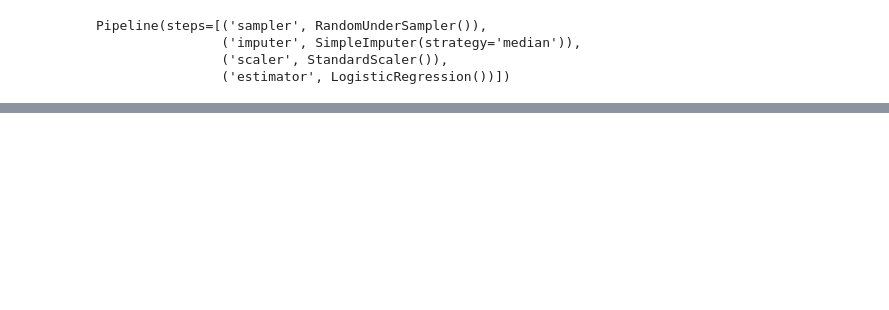
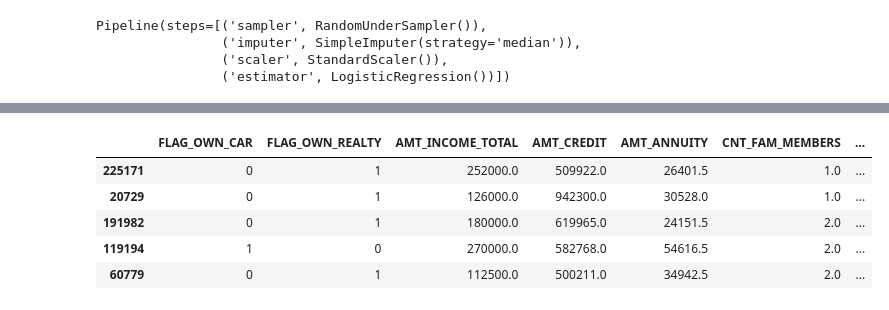
Before and after one commit to XavierConvert/P7_ML_model, a Jupyter notebook: P7_2_1_MachineLearning_V0.1_version_sans_avec_booleen.ipynb, the cells around one changed output, grey strips where cells are left out. Cells and saved outputs as stored; diff of their text form; code cells hidden in the pictures; blank space fills up the shorter version.

```diff
--- a/P7_2_1_MachineLearning_V0.1_version_sans_avec_booleen.ipynb
+++ b/P7_2_1_MachineLearning_V0.1_version_sans_avec_booleen.ipynb
@@ -1854,0 +2129,9 @@ Pipeline(steps=[('sampler', RandomUnderSampler()),
+# %%
+X.head(5)
+# %% [output]
+|  | FLAG_OWN_CAR | FLAG_OWN_REALTY | AMT_INCOME_TOTAL | AMT_CREDIT | AMT_ANNUITY | CNT_FAM_MEMBERS | ... |
+| 225171 | 0 | 1 | 252000.0 | 509922.0 | 26401.5 | 1.0 | ... |
+| 20729 | 0 | 1 | 126000.0 | 942300.0 | 30528.0 | 1.0 | ... |
+| 191982 | 0 | 1 | 180000.0 | 619965.0 | 24151.5 | 2.0 | ... |
+| 119194 | 1 | 0 | 270000.0 | 582768.0 | 54616.5 | 2.0 | ... |
+| 60779 | 0 | 1 | 112500.0 | 500211.0 | 34942.5 | 2.0 | ... |
```
Also changed, not shown: parts of 111 cells of this notebook.
